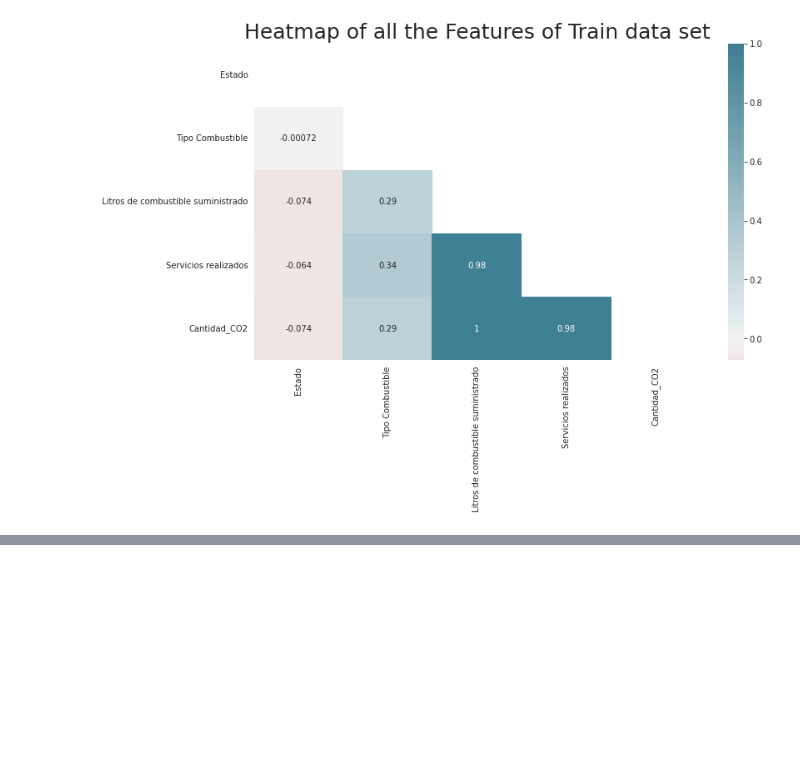
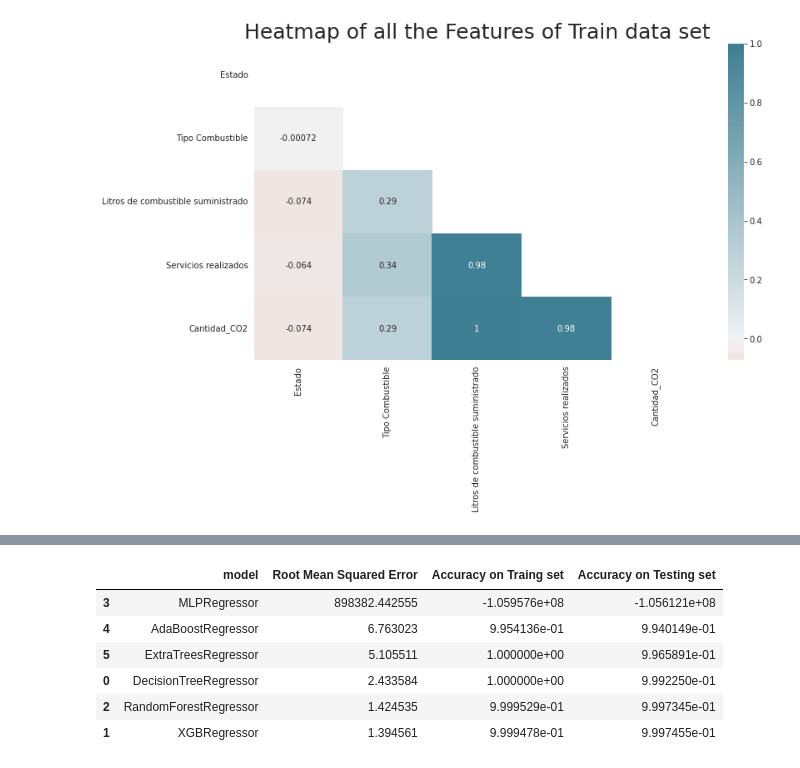
Before and after one commit to KarlaBalog/Proyecto_ASE, a Jupyter notebook: ASE.ipynb, the cells around one changed output, grey strips where cells are left out. Drawn from its saved outputs; the diff is of its cells as text; code cells hidden in the pictures; blank space fills up the shorter version.

```diff
--- a/ASE.ipynb
+++ b/ASE.ipynb
@@ -3050,3 +3054,36 @@ plt.title("Heatmap of all the Features of Train data set", fontsize = 25);
 # %% [output]
 Deprecated in NumPy 1.20; for more details and guidance: https://numpy.org/devdocs/release/1.20.0-notes.html#deprecations
 [figure]
+# %%
+Acc = pd.DataFrame(index=None, columns=['model','Root Mean Squared  Error','Accuracy on Traing set','Accuracy on Testing set'])
+# %%
+from sklearn import preprocessing
+from sklearn.model_selection import train_test_split
+from sklearn.tree import DecisionTreeRegressor
+from xgboost.sklearn import XGBRegressor
+from sklearn.ensemble import RandomForestRegressor
+from sklearn.neural_network import MLPRegressor
+from sklearn import metrics
+from sklearn.ensemble import ExtraTreesRegressor
+from sklearn.ensemble import GradientBoostingRegressor,AdaBoostRegressor,BaggingRegressor, RandomForestRegressor
+X, y = Definedata()
+X_train, X_test, y_train, y_test = train_test_split(X, y, test_size = 0.33, random_state = 25)
+
+regressors = [['DecisionTreeRegressor',DecisionTreeRegressor()],
+              ['XGBRegressor', XGBRegressor()],
+              ['RandomForestRegressor', RandomForestRegressor()],
+              ['MLPRegressor',MLPRegressor()],
+              ['AdaBoostRegressor',AdaBoostRegressor()],
+              ['ExtraTreesRegressor',ExtraTreesRegressor()]]
+
+for mod in regressors:
+    name = mod[0]
+    model = mod[1]
+    model.fit(X_train,y_train)
+    y_pred = model.predict(X_test)
+
+    RMSE = np.sqrt(metrics.mean_squared_error(y_test, y_pred))
+    ATrS =  model.score(X_train,y_train)
+    ATeS = model.score(X_test,y_test)
+
+    Acc = Acc.append(pd.Series({'model':name, 'Root Mean Squared  Error': RMSE,'Accuracy on Traing set':ATrS,'Accuracy on Testing set':ATeS}),ignore_index=True )
@@ -3052,0 +3092,10 @@ Deprecated in NumPy 1.20; for more details and guidance: https://numpy.org/devdo
+# %%
+Acc.sort_values(by='Accuracy on Testing set')
+# %% [output]
+|  | model | Root Mean Squared Error | Accuracy on Traing set | Accuracy on Testing set |
+| 3 | MLPRegressor | 898382.442555 | -1.059576e+08 | -1.056121e+08 |
+| 4 | AdaBoostRegressor | 6.763023 | 9.954136e-01 | 9.940149e-01 |
+| 5 | ExtraTreesRegressor | 5.105511 | 1.000000e+00 | 9.965891e-01 |
+| 0 | DecisionTreeRegressor | 2.433584 | 1.000000e+00 | 9.992250e-01 |
+| 2 | RandomForestRegressor | 1.424535 | 9.999529e-01 | 9.997345e-01 |
+| 1 | XGBRegressor | 1.394561 | 9.999478e-01 | 9.997455e-01 |
```
Also changed, not shown: parts of 7 cells of this notebook.
